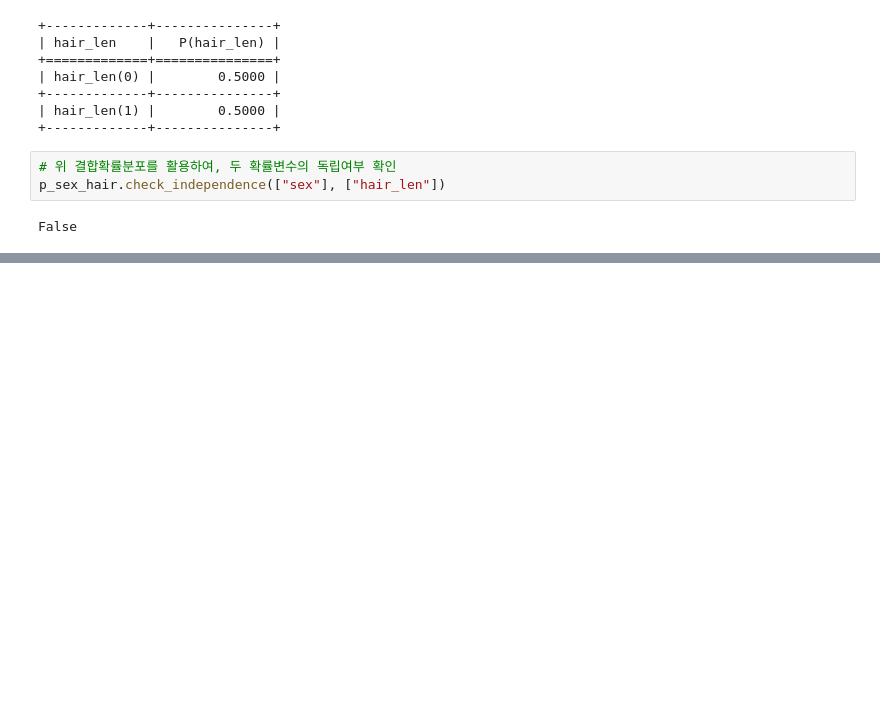
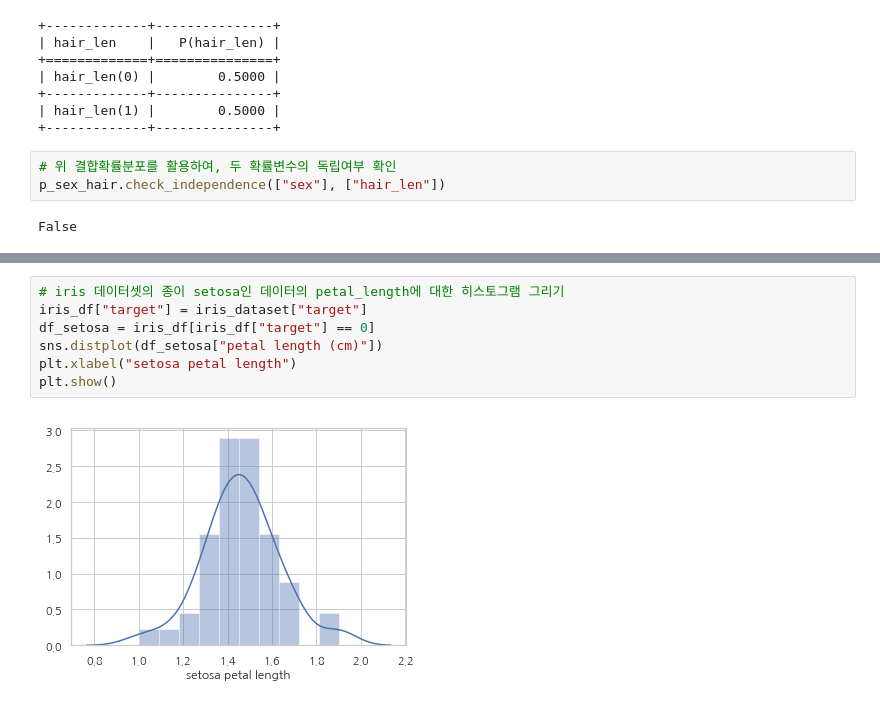
Before and after one commit to wooseok1152/python-data_science_school, a Jupyter notebook: 데이터 사이언스 스쿨 연습장.ipynb, the cells around one changed output, grey strips where cells are left out. Cells and saved outputs as stored; diff of their text form; blank space fills up the shorter version.

```diff
--- a/데이터 사이언스 스쿨 연습장.ipynb
+++ b/데이터 사이언스 스쿨 연습장.ipynb
@@ -2130,0 +2143,9 @@ plt.show()
+# %%
+# iris 데이터셋의 종이 setosa인 데이터의 petal_length에 대한 히스토그램 그리기
+iris_df["target"] = iris_dataset["target"]
+df_setosa = iris_df[iris_df["target"] == 0]
+sns.distplot(df_setosa["petal length (cm)"])
+plt.xlabel("setosa petal length")
+plt.show()
+# %% [output]
+[figure, added]
```
Also changed, not shown: parts of 7 cells of this notebook.
